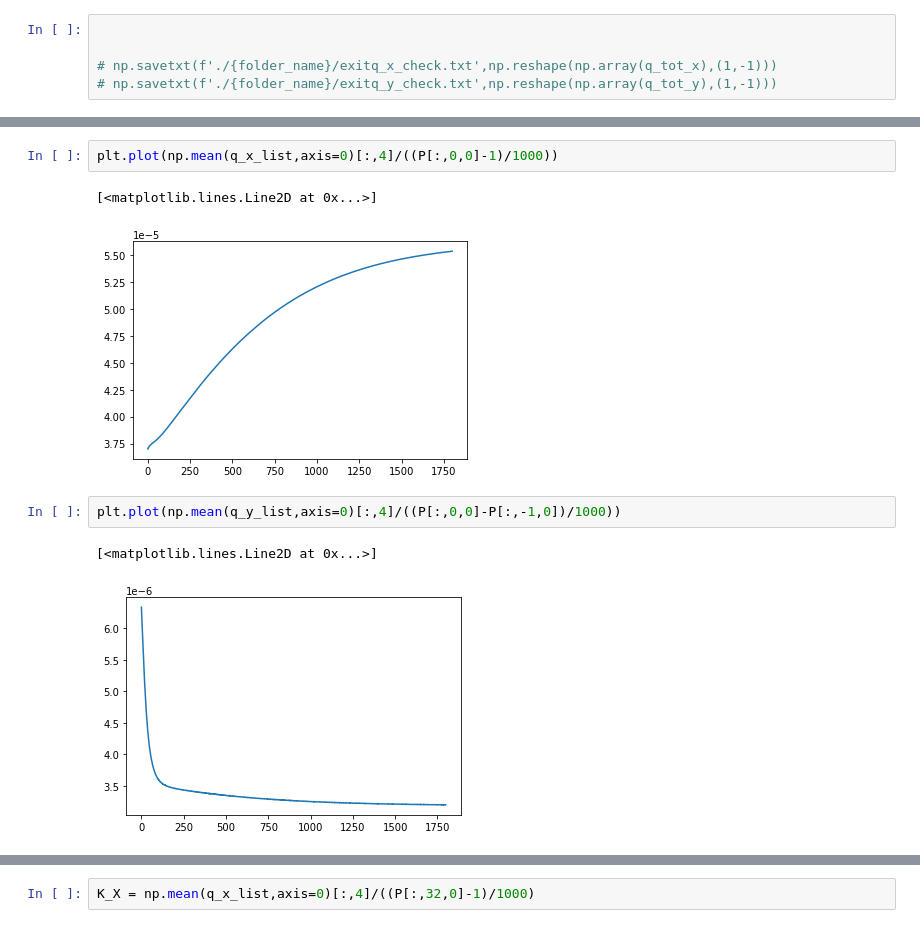
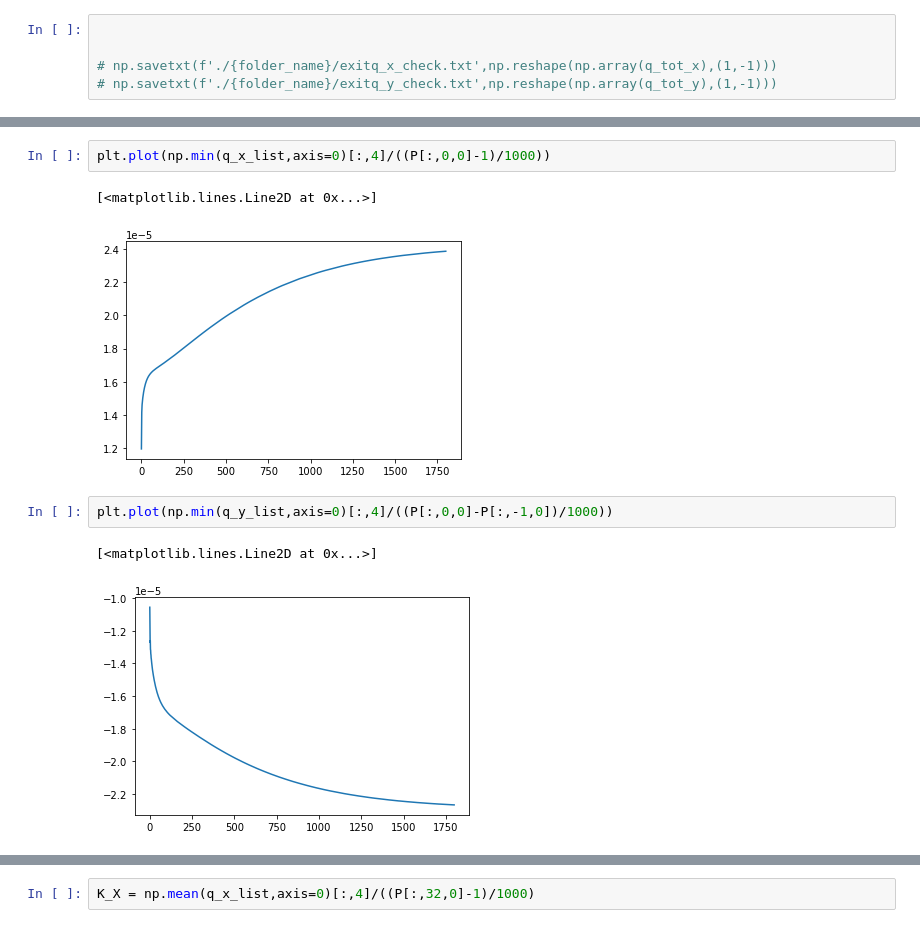
Before and after one commit to dbelivanis/Information-Theory-2, a Jupyter notebook: MC_runs/3_Get_flow.ipynb, the cells around one changed output, grey strips where cells are left out. Saved outputs shown, nothing was run; the diff lists cells and outputs as text.

```diff
--- a/MC_runs/3_Get_flow.ipynb
+++ b/MC_runs/3_Get_flow.ipynb
@@ -105,13 +105,13 @@ folder_name
 # %%
-plt.plot(np.mean(q_x_list,axis=0)[:,4]/((P[:,0,0]-1)/1000))
+plt.plot(np.min(q_x_list,axis=0)[:,4]/((P[:,0,0]-1)/1000))
 # %% [output]
 [<matplotlib.lines.Line2D at 0x...>]
-[figure, old version]
+[figure, new version]
 # %%
-plt.plot(np.mean(q_y_list,axis=0)[:,4]/((P[:,0,0]-P[:,-1,0])/1000))
+plt.plot(np.min(q_y_list,axis=0)[:,4]/((P[:,0,0]-P[:,-1,0])/1000))
 # %% [output]
 [<matplotlib.lines.Line2D at 0x...>]
-[figure, old version]
+[figure, new version]
 # %%
 plt.plot(np.mean(q_x_list,axis=0)[:,4])
 # %% [output]
```
Also changed, not shown: parts of 5 cells of this notebook, 23 other files.
